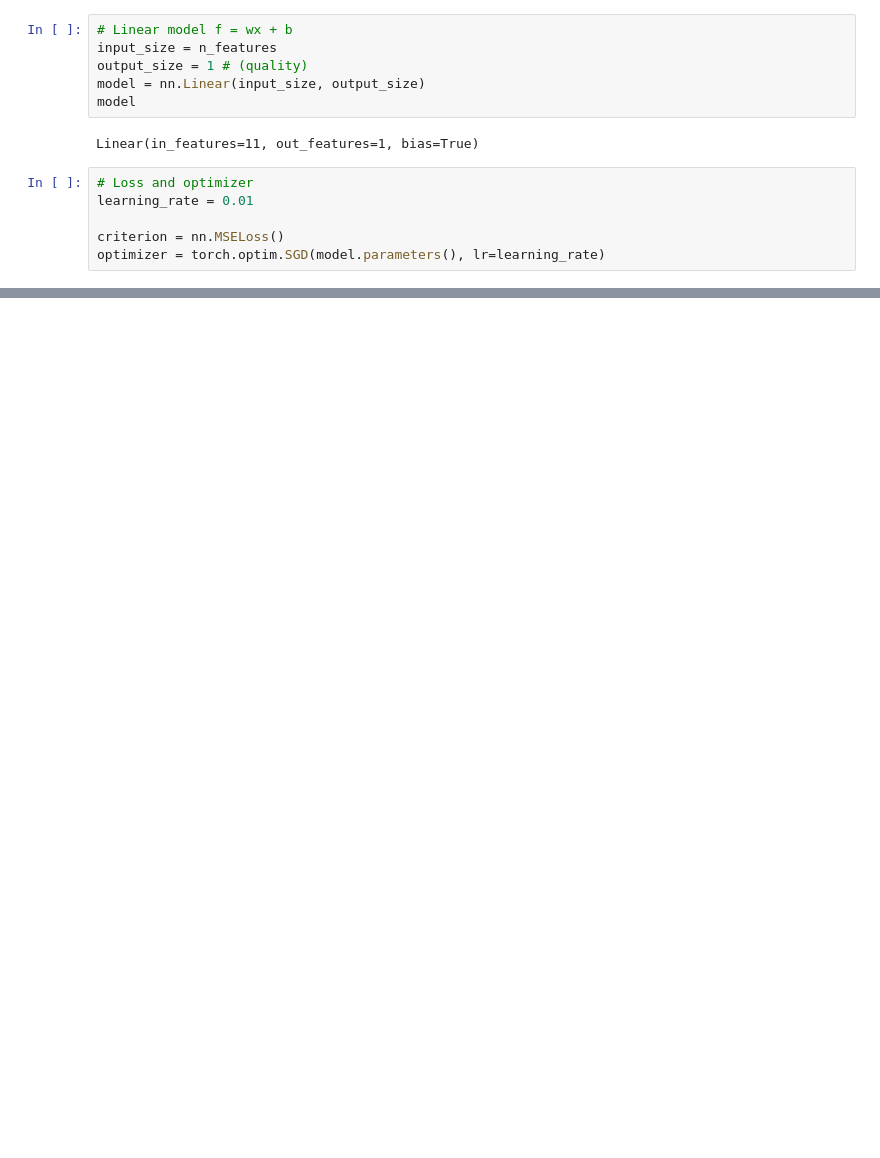
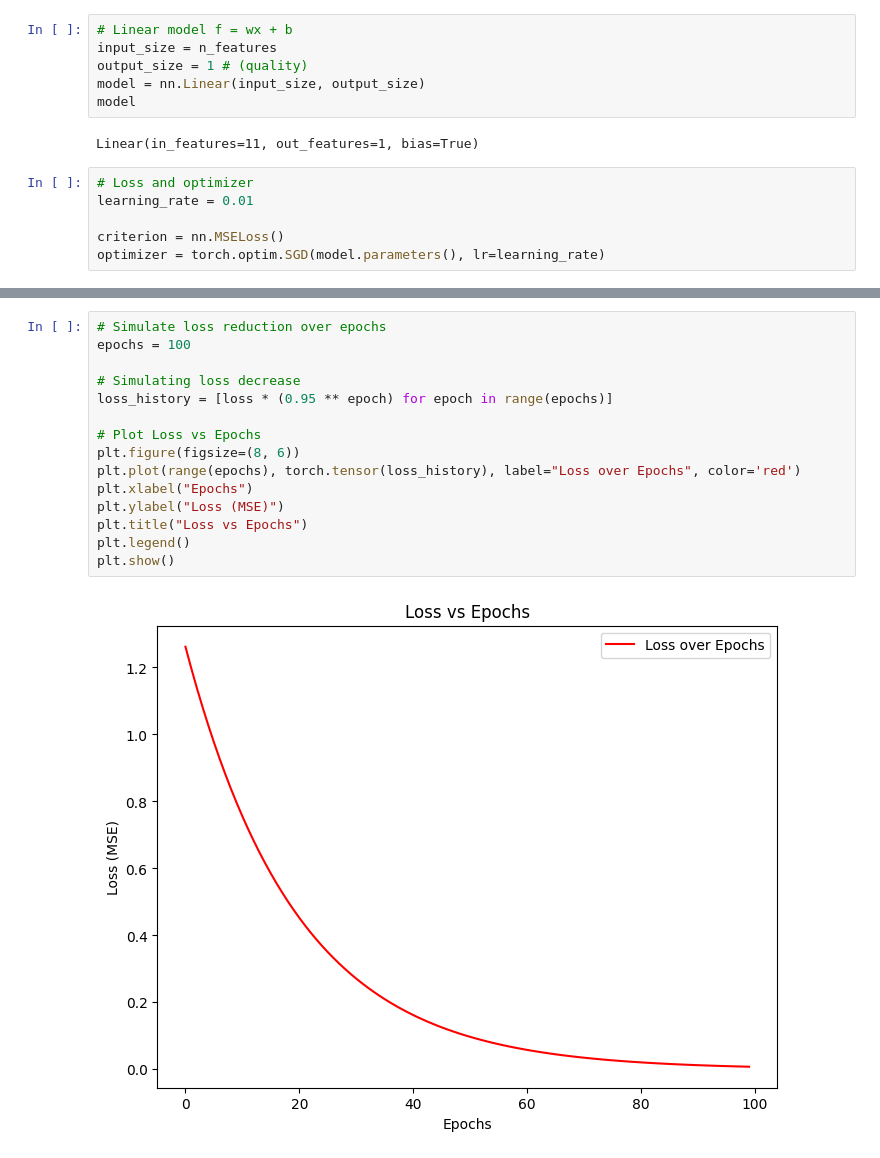
Before and after one commit to eleshuk/machine_learning, a Jupyter notebook: eleshuk_assignment1.ipynb, the cells around one changed output, grey strips where cells are left out. Saved outputs shown, nothing was run; the diff lists cells and outputs as text; blank space fills up the shorter version.

```diff
--- a/eleshuk_assignment1.ipynb
+++ b/eleshuk_assignment1.ipynb
@@ -151,0 +122,17 @@ X_scaled = scaler.fit_transform(X)
+# %%
+# Simulate loss reduction over epochs
+epochs = 100
+
+# Simulating loss decrease
+loss_history = [loss * (0.95 ** epoch) for epoch in range(epochs)]
+
+# Plot Loss vs Epochs
+plt.figure(figsize=(8, 6))
+plt.plot(range(epochs), torch.tensor(loss_history), label="Loss over Epochs", color='red')
+plt.xlabel("Epochs")
+plt.ylabel("Loss (MSE)")
+plt.title("Loss vs Epochs")
+plt.legend()
+plt.show()
+# %% [output]
+[figure, added]
```
Also changed, not shown: parts of 10 cells of this notebook.
